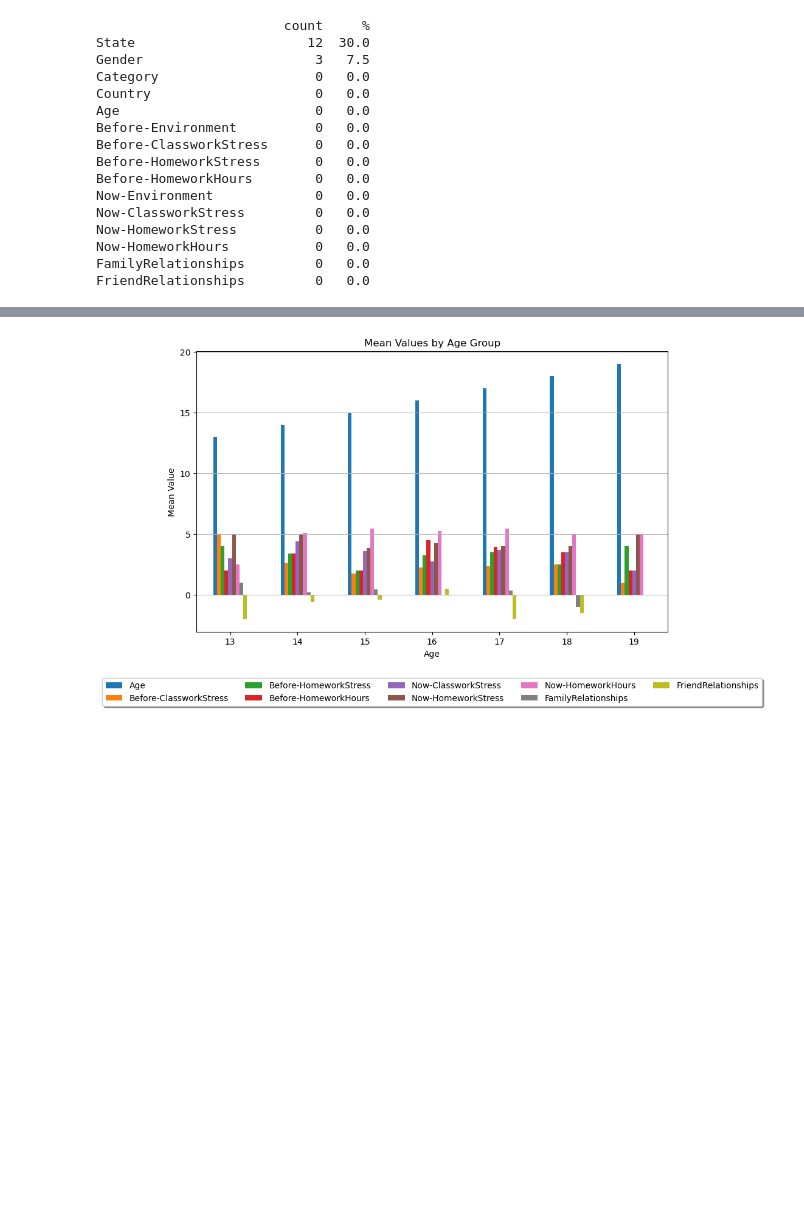
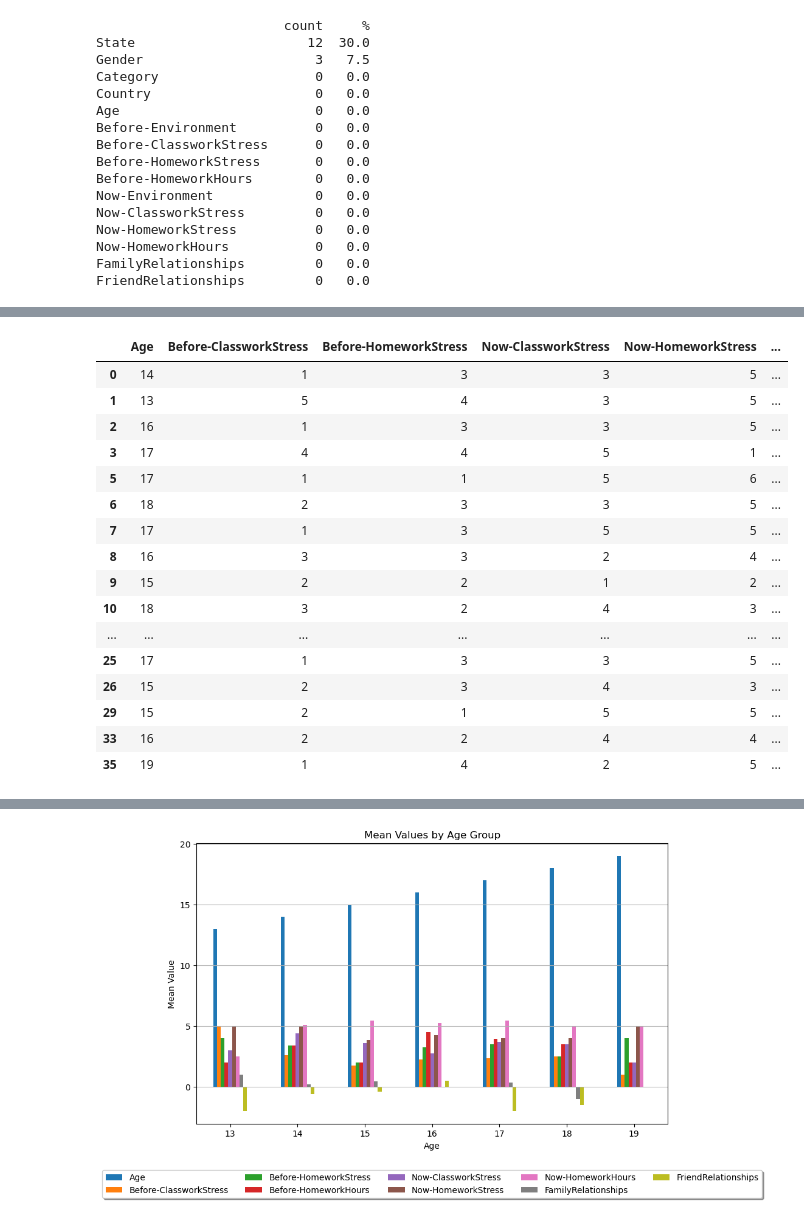
Before and after one commit to seric0619/Springboard, a Jupyter notebook: Capstone/Data-Wrangling.ipynb, the cells around one changed output, grey strips where cells are left out. Cells and saved outputs as stored; diff of their text form; code cells hidden in the pictures; blank space fills up the shorter version.

```diff
--- a/Capstone/Data-Wrangling.ipynb
+++ b/Capstone/Data-Wrangling.ipynb
@@ -113,0 +151,21 @@ data.select_dtypes('object')
+# %%
+#Examine int64 types
+data.select_dtypes('int64')
+# %% [output]
+|  | Age | Before-ClassworkStress | Before-HomeworkStress | Now-ClassworkStress | Now-HomeworkStress | ... |
+| 0 | 14 | 1 | 3 | 3 | 5 | ... |
+| 1 | 13 | 5 | 4 | 3 | 5 | ... |
+| 2 | 16 | 1 | 3 | 3 | 5 | ... |
+| 3 | 17 | 4 | 4 | 5 | 1 | ... |
+| 5 | 17 | 1 | 1 | 5 | 6 | ... |
+| 6 | 18 | 2 | 3 | 3 | 5 | ... |
+| 7 | 17 | 1 | 3 | 5 | 5 | ... |
+| 8 | 16 | 3 | 3 | 2 | 4 | ... |
+| 9 | 15 | 2 | 2 | 1 | 2 | ... |
+| 10 | 18 | 3 | 2 | 4 | 3 | ... |
+| ... | ... | ... | ... | ... | ... | ... |
+| 25 | 17 | 1 | 3 | 3 | 5 | ... |
+| 26 | 15 | 2 | 3 | 4 | 3 | ... |
+| 29 | 15 | 2 | 1 | 5 | 5 | ... |
+| 33 | 16 | 2 | 2 | 4 | 4 | ... |
+| 35 | 19 | 1 | 4 | 2 | 5 | ... |
```
Also changed, not shown: parts of 37 cells of this notebook.
